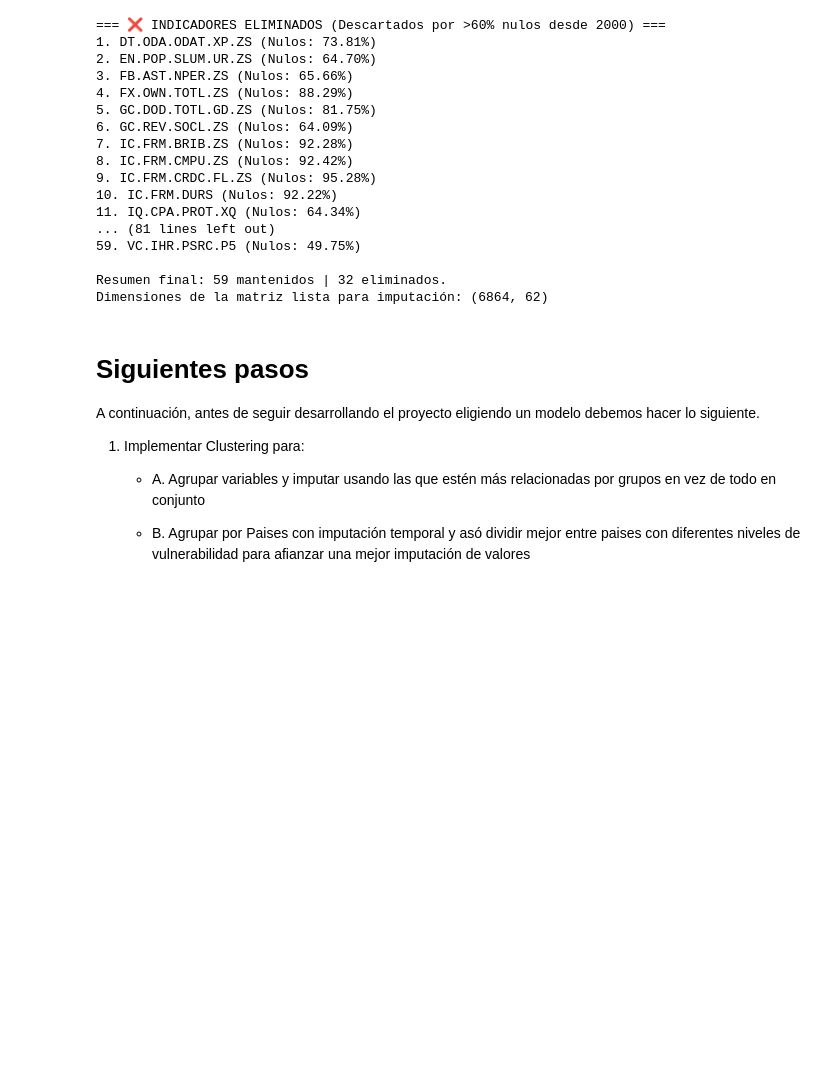
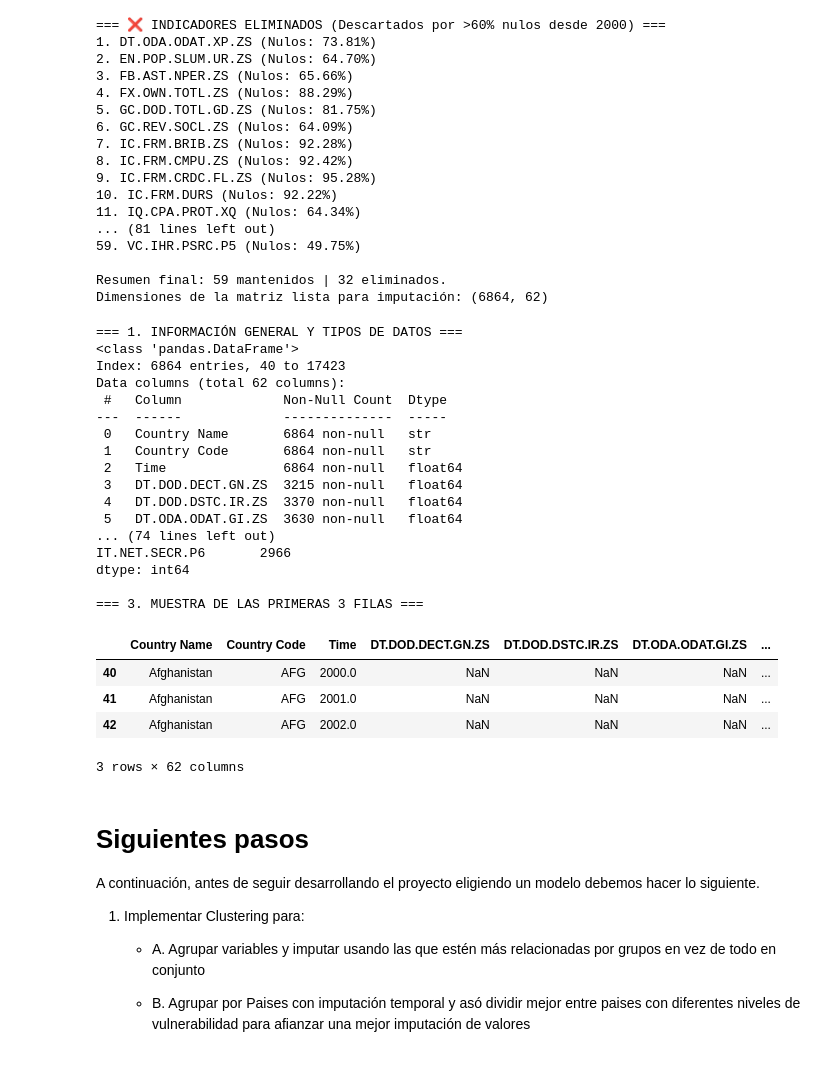
Before and after one commit to Javier-Herreros-Pinilla/analisis-vulnerabilidad-social, a Jupyter notebook: notebooks/01_Limpieza_y_Tratamiento.ipynb, the cells around one changed output. Saved outputs shown, nothing was run; the diff lists cells and outputs as text; code cells hidden in the pictures; blank space fills up the shorter version.

```diff
--- a/notebooks/01_Limpieza_y_Tratamiento.ipynb
+++ b/notebooks/01_Limpieza_y_Tratamiento.ipynb
@@ -308,6 +311,42 @@ print(f"Dimensiones de la matriz lista para imputación: {df_final.shape}")
 
 Resumen final: 59 mantenidos | 32 eliminados.
 Dimensiones de la matriz lista para imputación: (6864, 62)
+# %%
+# Cambia 'df' por el nombre real de tu variable si es diferente
+print("=== 1. INFORMACIÓN GENERAL Y TIPOS DE DATOS ===")
+df_final.info()
+
+print("\n=== 2. VALORES NULOS (Top 15 columnas con más huecos) ===")
+print(df_final.isnull().sum().sort_values(ascending=False).head(15))
+
+print("\n=== 3. MUESTRA DE LAS PRIMERAS 3 FILAS ===")
+try:
+    display(df_final.head(3)) # Formato enriquecido en Jupyter
+except:
+    print(df_final.head(3))   # Alternativa en texto plano
+# %% [output]
+=== 1. INFORMACIÓN GENERAL Y TIPOS DE DATOS ===
+<class 'pandas.DataFrame'>
+Index: 6864 entries, 40 to 17423
+Data columns (total 62 columns):
+ #   Column             Non-Null Count  Dtype
+---  ------             --------------  -----
+ 0   Country Name       6864 non-null   str
+ 1   Country Code       6864 non-null   str
+ 2   Time               6864 non-null   float64
+ 3   DT.DOD.DECT.GN.ZS  3215 non-null   float64
+ 4   DT.DOD.DSTC.IR.ZS  3370 non-null   float64
+ 5   DT.ODA.ODAT.GI.ZS  3630 non-null   float64
+... (74 lines left out)
+IT.NET.SECR.P6       2966
+dtype: int64
+
+=== 3. MUESTRA DE LAS PRIMERAS 3 FILAS ===
+|  | Country Name | Country Code | Time | DT.DOD.DECT.GN.ZS | DT.DOD.DSTC.IR.ZS | DT.ODA.ODAT.GI.ZS | ... |
+| 40 | Afghanistan | AFG | 2000.0 | NaN | NaN | NaN | ... |
+| 41 | Afghanistan | AFG | 2001.0 | NaN | NaN | NaN | ... |
+| 42 | Afghanistan | AFG | 2002.0 | NaN | NaN | NaN | ... |
+3 rows × 62 columns
 # %% [markdown]
 # Siguientes pasos
 
```
Also changed, not shown: parts of 9 cells of this notebook, 3 other files.
